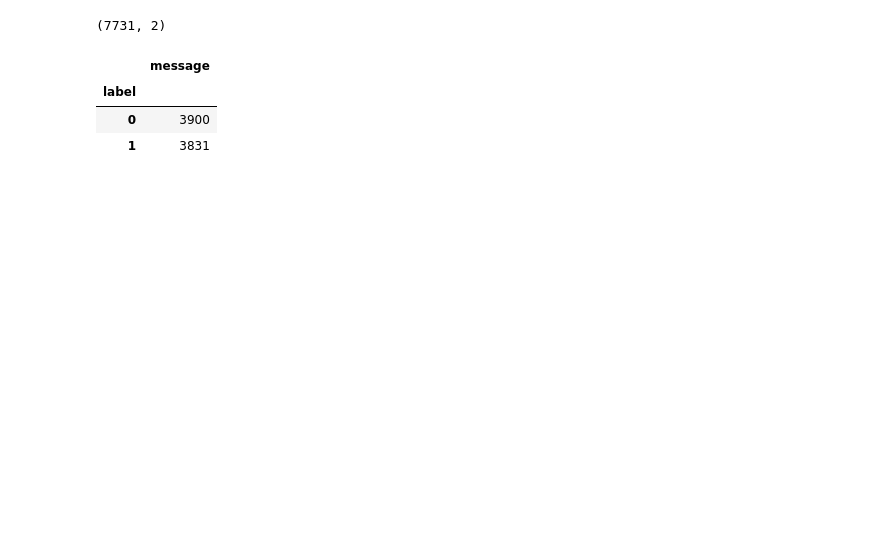
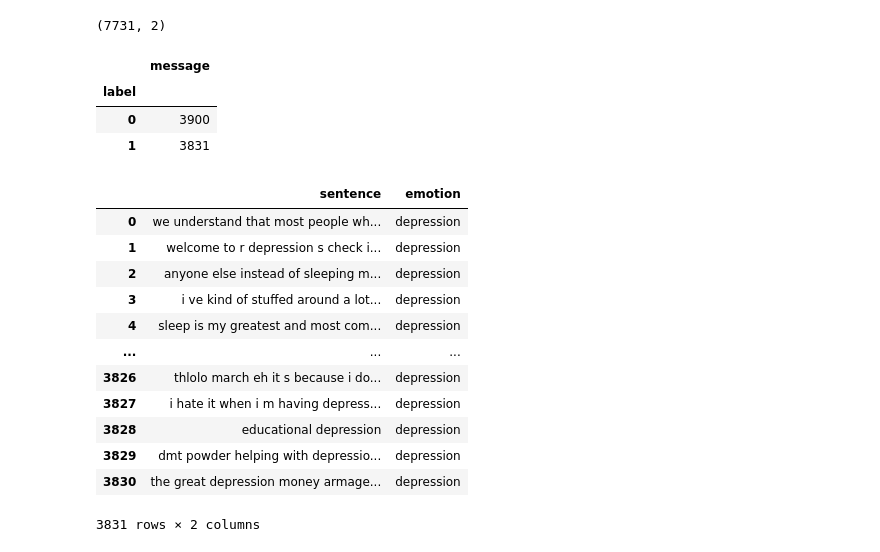
Before and after one commit to HyoAkira/sessionflow, a Jupyter notebook: pythonserver/ml-training/depression/test.ipynb, the cells around one changed output. Saved outputs shown, nothing was run; the diff lists cells and outputs as text; code cells hidden in the pictures; blank space fills up the shorter version.

```diff
--- a/pythonserver/ml-training/depression/test.ipynb
+++ b/pythonserver/ml-training/depression/test.ipynb
@@ -104,0 +98,19 @@ df_only_depression.to_csv('depression_only.csv', index=False)
+# %%
+df_only_depression = df[df["label"] == 1].copy()
+df_only_depression = df_only_depression.rename(columns={'message': 'sentence', 'label': 'emotion'})
+df_only_depression["emotion"] = "depression"
+df_only_depression
+# %% [output]
+|  | sentence | emotion |
+| 0 | we understand that most people wh... | depression |
+| 1 | welcome to r depression s check i... | depression |
+| 2 | anyone else instead of sleeping m... | depression |
+| 3 | i ve kind of stuffed around a lot... | depression |
+| 4 | sleep is my greatest and most com... | depression |
+| ... | ... | ... |
+| 3826 | thlolo march eh it s because i do... | depression |
+| 3827 | i hate it when i m having depress... | depression |
+| 3828 | educational depression | depression |
+| 3829 | dmt powder helping with depressio... | depression |
+| 3830 | the great depression money armage... | depression |
+3831 rows × 2 columns
```
Also changed, not shown: parts of 13 cells of this notebook, 7 other files.
